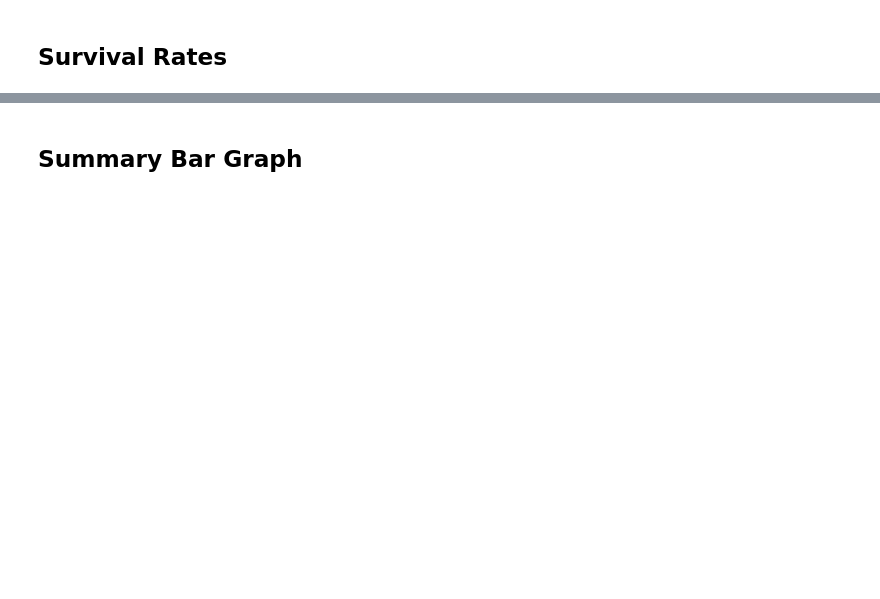
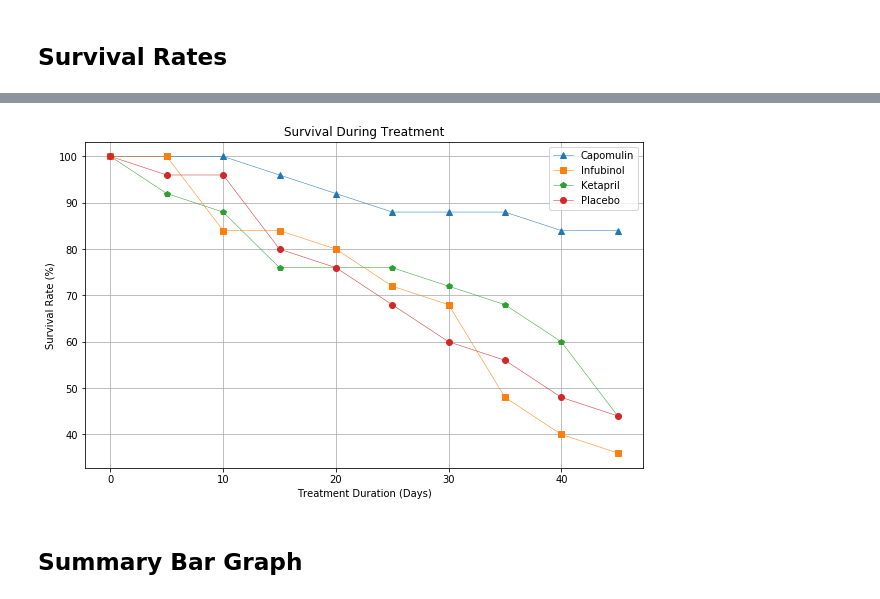
Before and after one commit to madengr00/Pymaceuticals, a Jupyter notebook: pymaceuticals_starter_MyCopy.ipynb, the cells around one changed output, grey strips where cells are left out. Cells and saved outputs as stored; diff of their text form; code cells hidden in the pictures; blank space fills up the shorter version.

```diff
--- a/pymaceuticals_starter_MyCopy.ipynb
+++ b/pymaceuticals_starter_MyCopy.ipynb
@@ -175,8 +175,10 @@ plt.savefig('metastatic_response.png')
 # %% [markdown]
 ## Survival Rates
 # %%
-# Store the Count of Mice Grouped by Drug and Timepoint (W can pass any metric)
-
-# Convert to DataFrame
-
+# Store the Count of Mice Grouped by Drug and Timepoint ?(W can pass any metric)?# Convert to DataFrame
+survival_rate = mouse_clinical_df.groupby(['Drug', 'Timepoint'])['Mouse ID'].count().reset_index()
+survival_rate["Survival Rate %"] = (survival_rate['Mouse ID'] / 25 * 100)
+survival_rate.style.format({"Survival Rate %" : "{:.2%}"})
+survival_rate.rename(columns = {"Mouse ID" : "Mouse Count" }, inplace = True)
 # Preview DataFrame
+survival_rate.head()
@@ -183,4 +192,7 @@ plt.savefig('metastatic_response.png')
 # %%
 # Minor Data Munging to Re-Format the Data Frames
+# Pivot the Mouse Count
+survival_rate = survival_rate.pivot(index = 'Timepoint', columns = 'Drug', values= 'Survival Rate %')
 
-# Preview the Data Frame
+# Preview that reformat worked
+survival_rate.head(25)
@@ -194,3 +212,23 @@ plt.show()
+# %%
+# Generate the Plot (Accounting for percentages)
+#select and plot subsets "Capomulin","Infubinol","Ketapril","Placebo"
+fig, ax = plt.subplots(figsize = (10,6))
+ax.errorbar(survival_rate.index,survival_rate.Capomulin, linestyle = "-",linewidth = .5, fmt = "^")
+ax.errorbar(survival_rate.index,survival_rate.Infubinol, linestyle = "-",linewidth = .5, fmt = "s")
+ax.errorbar(survival_rate.index,survival_rate.Ketapril, linestyle = "-",linewidth = .5, fmt = "p")
+ax.errorbar(survival_rate.index,survival_rate.Placebo, linestyle = "-",linewidth =.5, fmt = "o")
+
+#Set up the plot
+plt.title("Survival During Treatment")
+plt.legend(loc = "best")
+plt.xlabel("Treatment Duration (Days)")
+plt.ylabel("Survival Rate (%)")
+plt.grid()
+
+# Save the Figure
+plt.savefig('metastatic_response.png')
+# %% [output]
+[figure, added]
 # %% [markdown]
 ## Summary Bar Graph
 # %%
```
Also changed, not shown: parts of 5 cells of this notebook, 2 other files.
